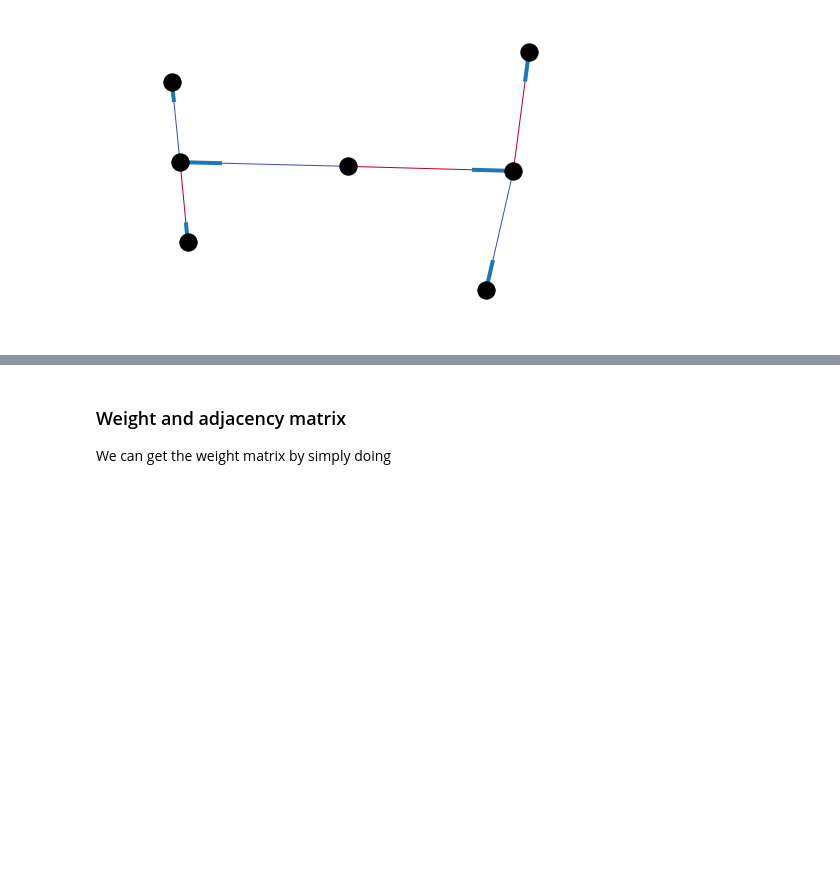
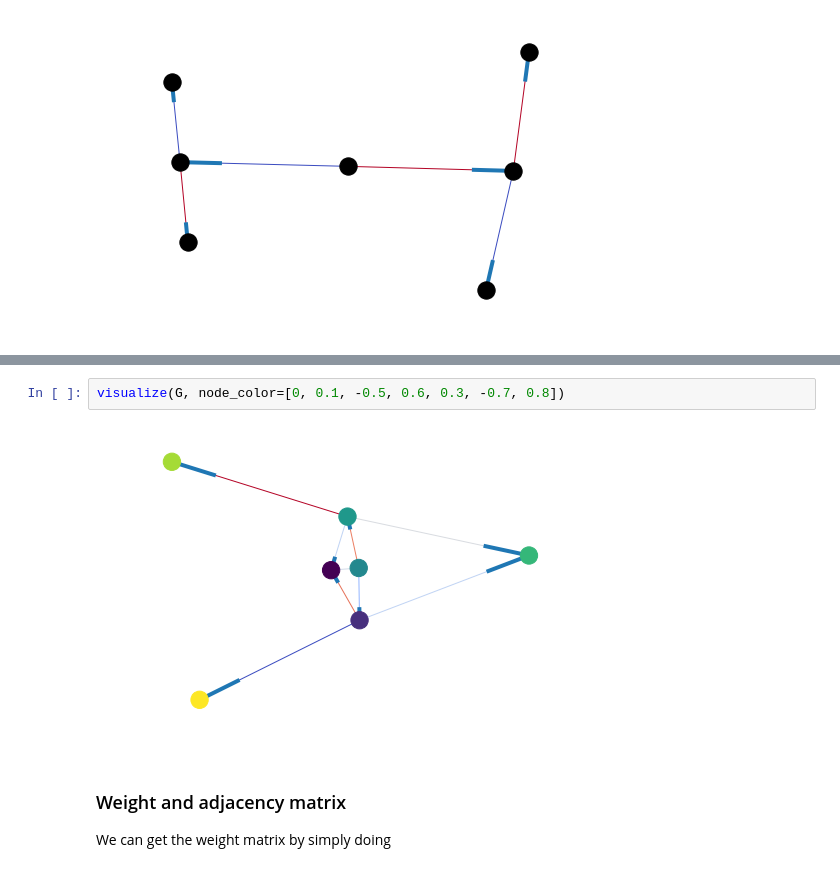
Before and after one commit to jnnanvrro/generegnetwork, a Jupyter notebook: yeastnet_project/model code/Toy networks and basic visualization.ipynb, the cells around one changed output, grey strips where cells are left out. Cells and saved outputs as stored; diff of their text form; blank space fills up the shorter version.

```diff
--- a/yeastnet_project/model code/Toy networks and basic visualization.ipynb
+++ b/yeastnet_project/model code/Toy networks and basic visualization.ipynb
@@ -114,3 +120,7 @@ visualize(H)
+# %%
+visualize(G, node_color=[0, 0.1, -0.5, 0.6, 0.3, -0.7, 0.8])
+# %% [output]
+[figure, added]
 # %% [markdown]
 ### Weight and adjacency matrix
 
```
Also changed, not shown: parts of 11 cells of this notebook.
